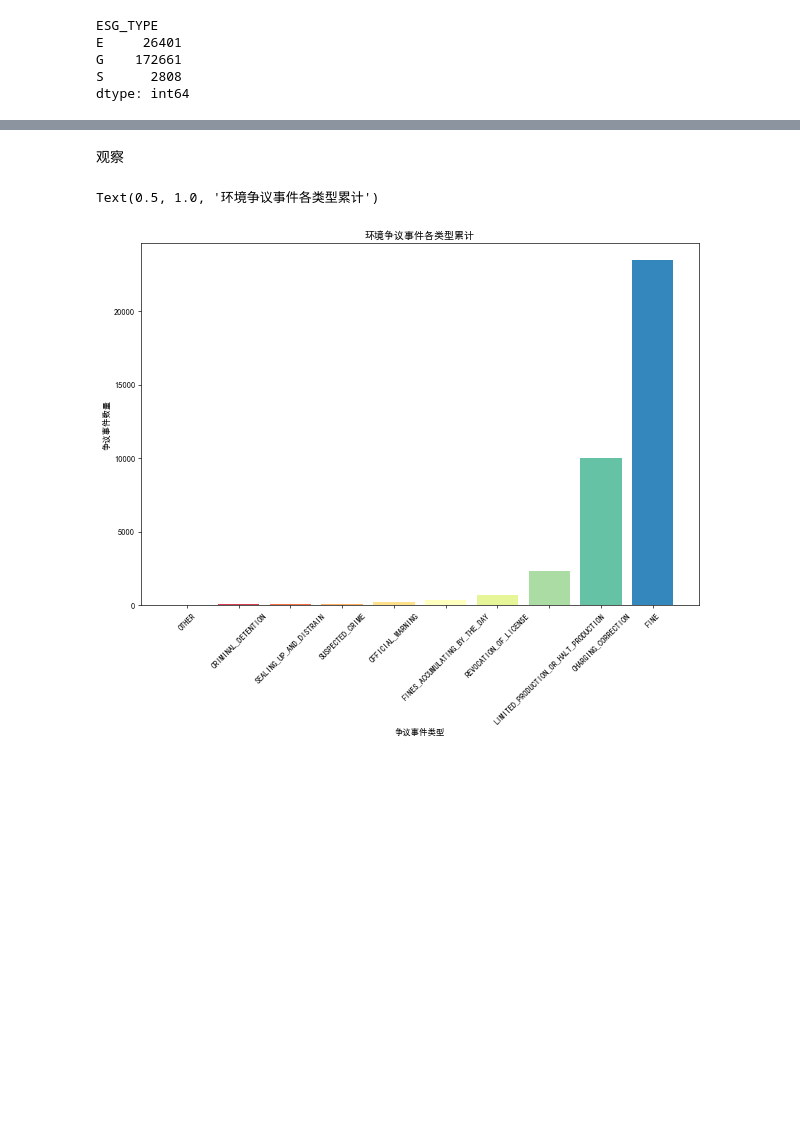
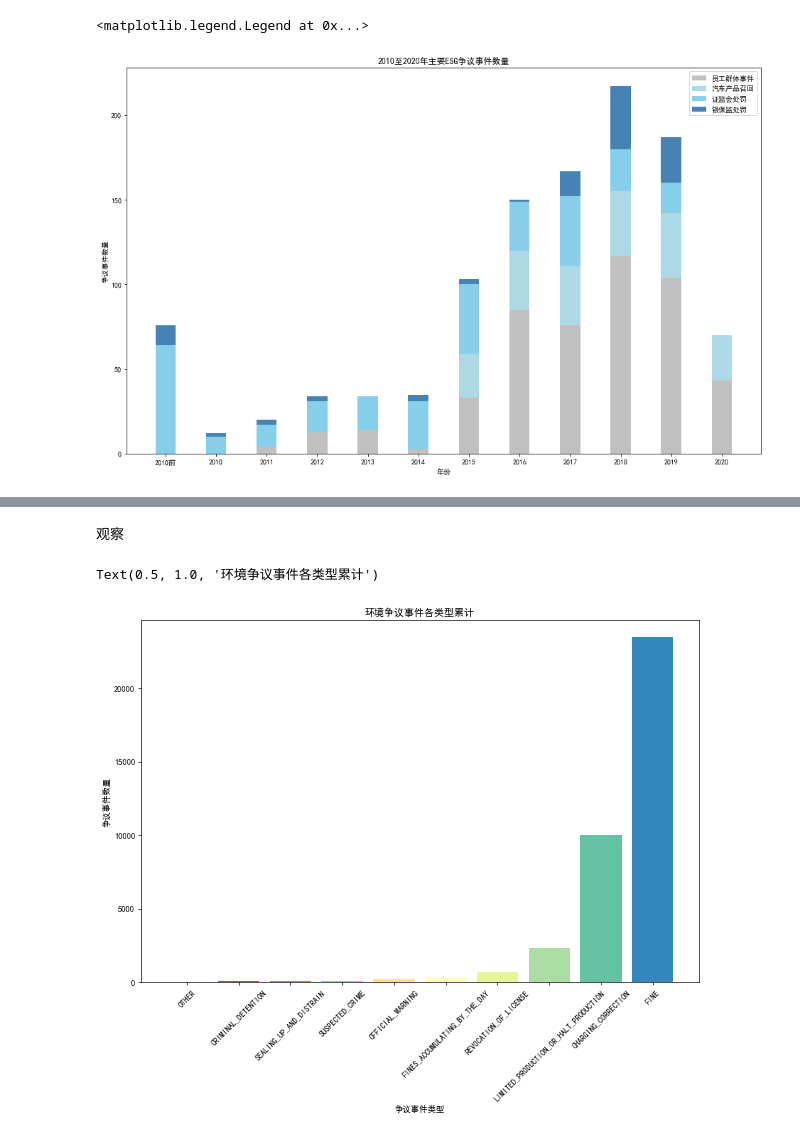
Before and after one commit to imporatore/Quant, a Jupyter notebook: ESG/esg_alter_events.ipynb, the cells around one changed output, grey strips where cells are left out. Saved outputs shown, nothing was run; the diff lists cells and outputs as text; code cells hidden in the pictures; blank space fills up the shorter version.

```diff
--- a/ESG/esg_alter_events.ipynb
+++ b/ESG/esg_alter_events.ipynb
@@ -42,3 +109,27 @@ dtype: int64
+# %%
+plt.figure(figsize=(16, 10))
+for i, year in enumerate(['2010前'] + list(range(2010, 2021))):
+    bot = 0
+    for type, color in zip(('员工群体事件', '汽车产品召回', '证监会处罚', '银保监处罚'),
+                           ('#C0C0C0', '#ADD8E6', '#87CEEB', '#4682B4')):
+        try:
+            h = major_ind_count[year][type]
+        except KeyError:
+            h = 0
+        major_ind_df.loc[year, type] = h
+        if i == 0:
+            plt.bar(2 * i, h, bottom=bot, color=color, label=type)
+        else:
+            plt.bar(2 * i, h, bottom=bot, color=color)
+        bot += h
+plt.xticks(2 * np.arange(12), ['2010前'] + list(range(2010, 2021)))
+plt.xlabel('年份')
+plt.ylabel('争议事件数量')
+plt.title('2010至2020年主要ESG争议事件数量')
+plt.legend()
+# %% [output]
+<matplotlib.legend.Legend at 0x...>
+[figure, added]
 # %%
 event_num = esg_alter.loc[~esg_alter['EVENT_TYPE'].isna(), :].groupby(by=['EVENT_TYPE']).apply(len).sort_values(ascending=False)
 top_event_types = event_num.index[:20]
@@ -64,11 +155,3 @@ event_types = dict()
 event_types['E'] = split_event_type('E')
 event_types['S'] = split_event_type('S')
 event_types['G'] = split_event_type('G')
-# %%
-esg_alter.groupby('ESG_TYPE').apply(len)
-# %% [output]
-ESG_TYPE
-E     26401
-G    172661
-S      2808
-dtype: int64
```
Also changed, not shown: parts of 18 cells of this notebook.
